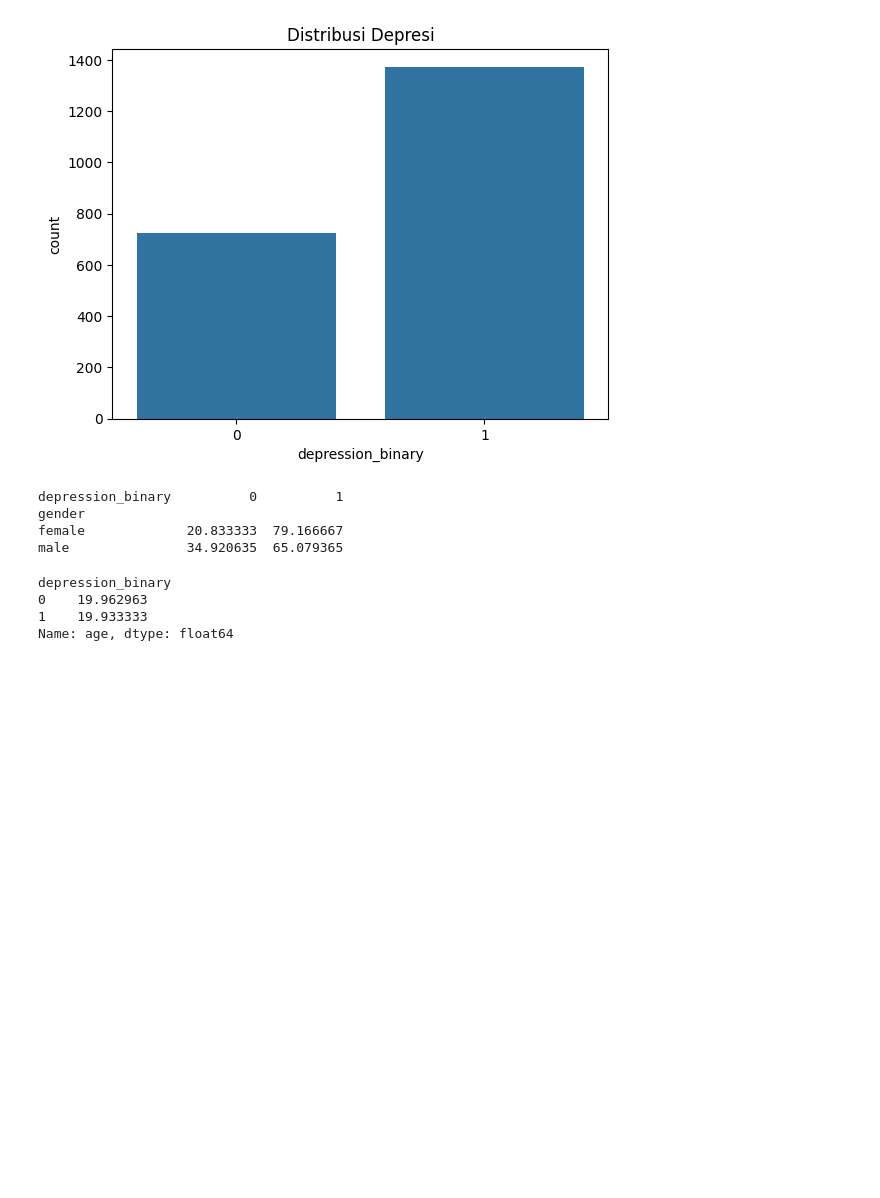
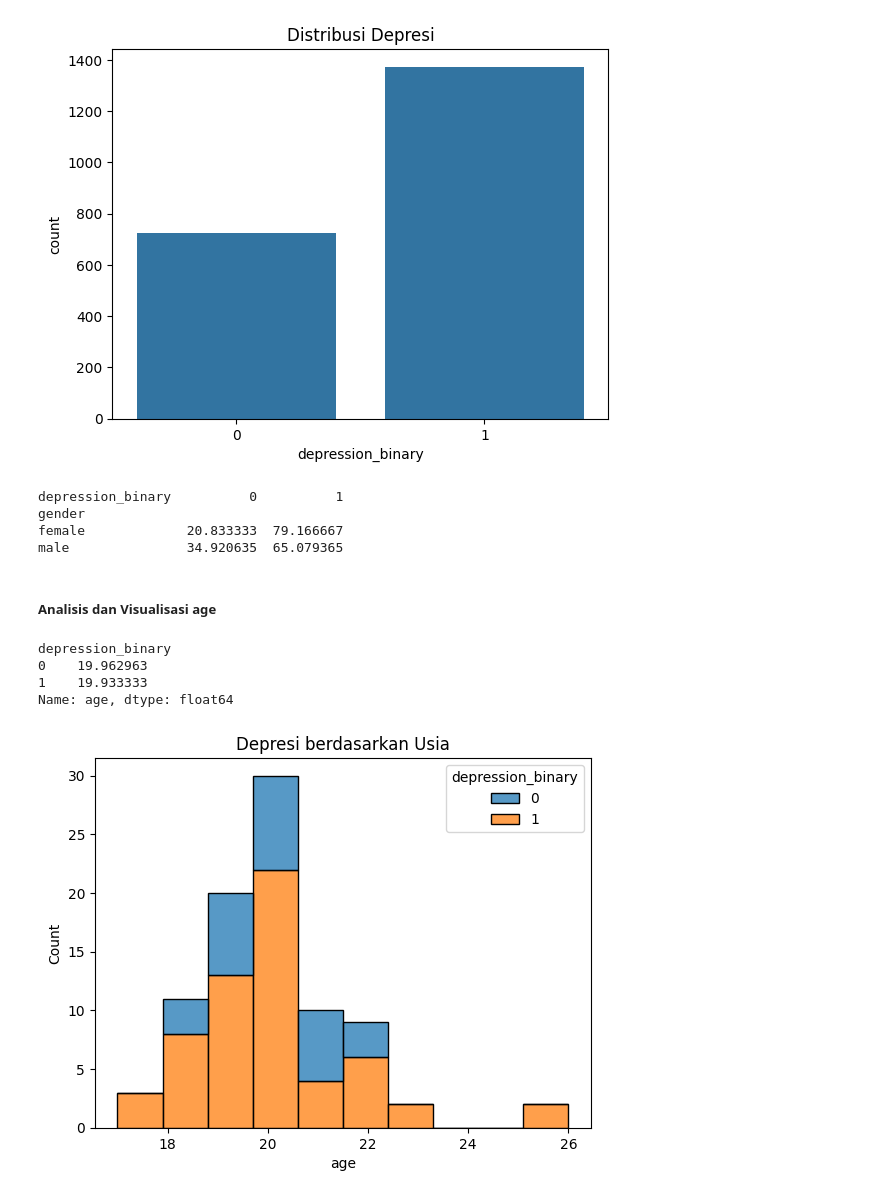
Before and after one commit to FildaZamardah/PENGARUH-FAKTOR-DEMOGRAFIS-TERHADAP-KONDISI-DEPRESI-DAN-KECEMASAN, a Jupyter notebook: code.ipynb, the cells around one changed output. Cells and saved outputs as stored; diff of their text form; code cells hidden in the pictures; blank space fills up the shorter version.

```diff
--- a/code.ipynb
+++ b/code.ipynb
@@ -258,6 +344,8 @@ depression_binary          0          1
 gender
 female             20.833333  79.166667
 male               34.920635  65.079365
+# %% [markdown]
+##### Analisis dan Visualisasi age
 # %%
 print(df.groupby("depression_binary")["age"].mean())
 # %% [output]
@@ -265,3 +353,9 @@ depression_binary
 0    19.962963
 1    19.933333
 Name: age, dtype: float64
+# %%
+sns.histplot(df, x="age", hue="depression_binary", multiple="stack")
+plt.title("Depresi berdasarkan Usia")
+plt.show()
+# %% [output]
+[figure, added]
```
Also changed, not shown: parts of 27 cells of this notebook.
